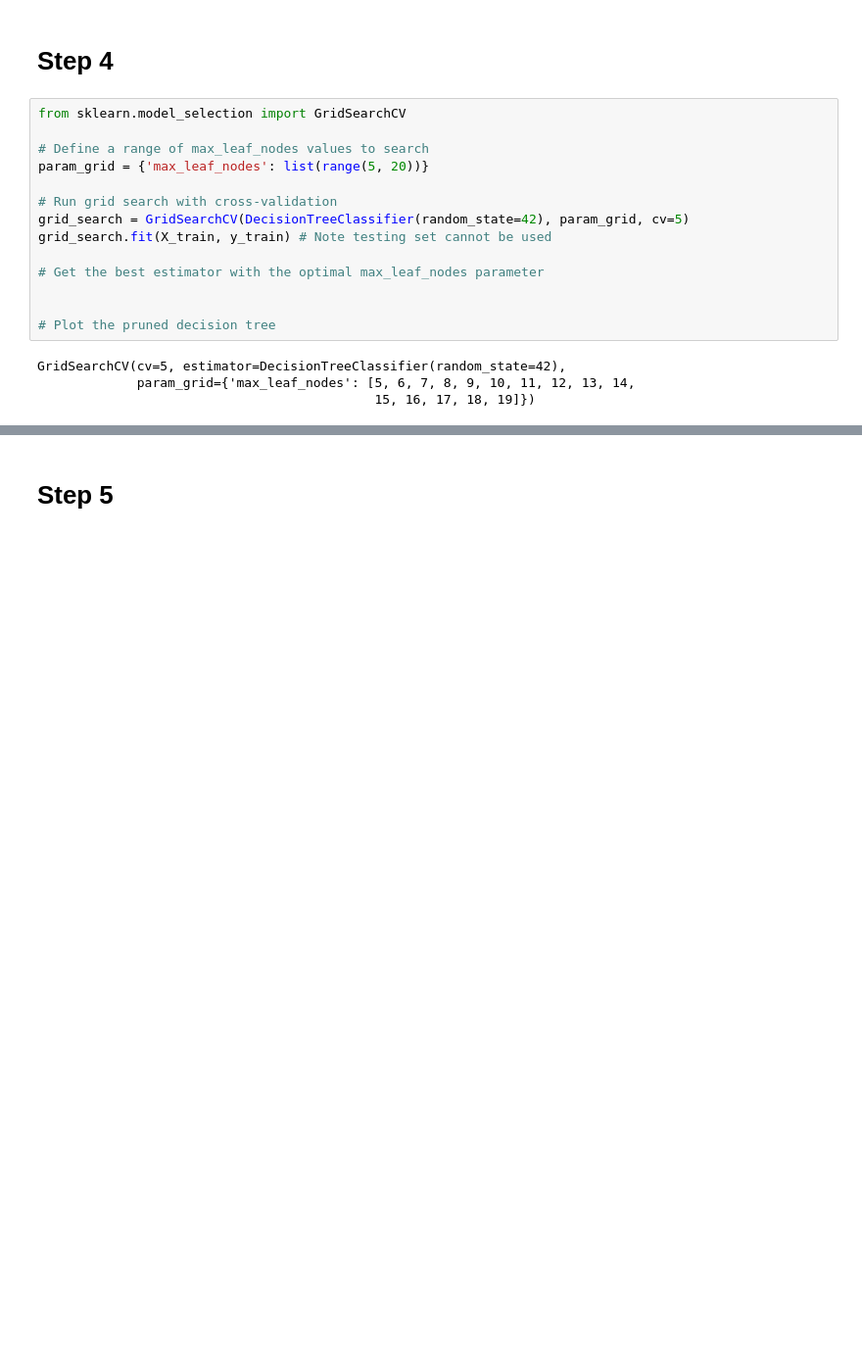
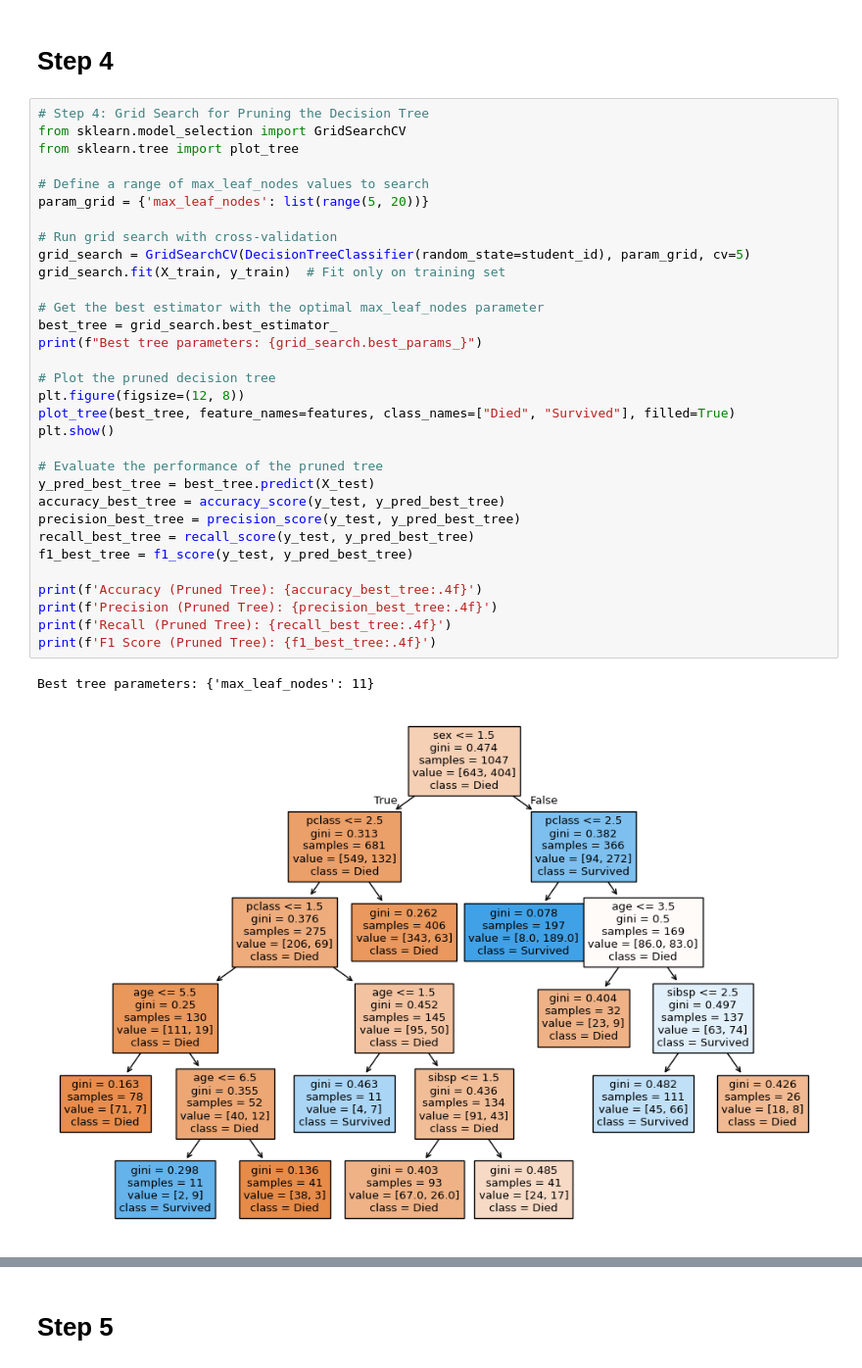
Before and after one commit to hogan-tech/SIT, a Jupyter notebook: AppliedMachineLearning/HW3/HW3.ipynb, the cells around one changed output, grey strips where cells are left out. Shown at 98% size. Cells and saved outputs as stored; diff of their text form; blank space fills up the shorter version.

```diff
--- a/AppliedMachineLearning/HW3/HW3.ipynb
+++ b/AppliedMachineLearning/HW3/HW3.ipynb
@@ -204,20 +237,37 @@ Training-set accuracy score: 0.7918
 # %% [markdown]
 # Step 4
 # %%
+# Step 4: Grid Search for Pruning the Decision Tree
 from sklearn.model_selection import GridSearchCV
+from sklearn.tree import plot_tree
 
 # Define a range of max_leaf_nodes values to search
 param_grid = {'max_leaf_nodes': list(range(5, 20))}
 
 # Run grid search with cross-validation
-grid_search = GridSearchCV(DecisionTreeClassifier(random_state=42), param_grid, cv=5)
-grid_search.fit(X_train, y_train) # Note testing set cannot be used
+grid_search = GridSearchCV(DecisionTreeClassifier(random_state=student_id), param_grid, cv=5)
+grid_search.fit(X_train, y_train)  # Fit only on training set
 
 # Get the best estimator with the optimal max_leaf_nodes parameter
-
+best_tree = grid_search.best_estimator_
+print(f"Best tree parameters: {grid_search.best_params_}")
 
 # Plot the pruned decision tree
+plt.figure(figsize=(12, 8))
+plot_tree(best_tree, feature_names=features, class_names=["Died", "Survived"], filled=True)
+plt.show()
+
+# Evaluate the performance of the pruned tree
+y_pred_best_tree = best_tree.predict(X_test)
+accuracy_best_tree = accuracy_score(y_test, y_pred_best_tree)
+precision_best_tree = precision_score(y_test, y_pred_best_tree)
+recall_best_tree = recall_score(y_test, y_pred_best_tree)
+f1_best_tree = f1_score(y_test, y_pred_best_tree)
+
+print(f'Accuracy (Pruned Tree): {accuracy_best_tree:.4f}')
+print(f'Precision (Pruned Tree): {precision_best_tree:.4f}')
+print(f'Recall (Pruned Tree): {recall_best_tree:.4f}')
+print(f'F1 Score (Pruned Tree): {f1_best_tree:.4f}')
 # %% [output]
-GridSearchCV(cv=5, estimator=DecisionTreeClassifier(random_state=42),
-             param_grid={'max_leaf_nodes': [5, 6, 7, 8, 9, 10, 11, 12, 13, 14,
-                                            15, 16, 17, 18, 19]})
+Best tree parameters: {'max_leaf_nodes': 11}
+[figure, added]
```
Also changed, not shown: parts of 12 cells of this notebook, 2 other files.
